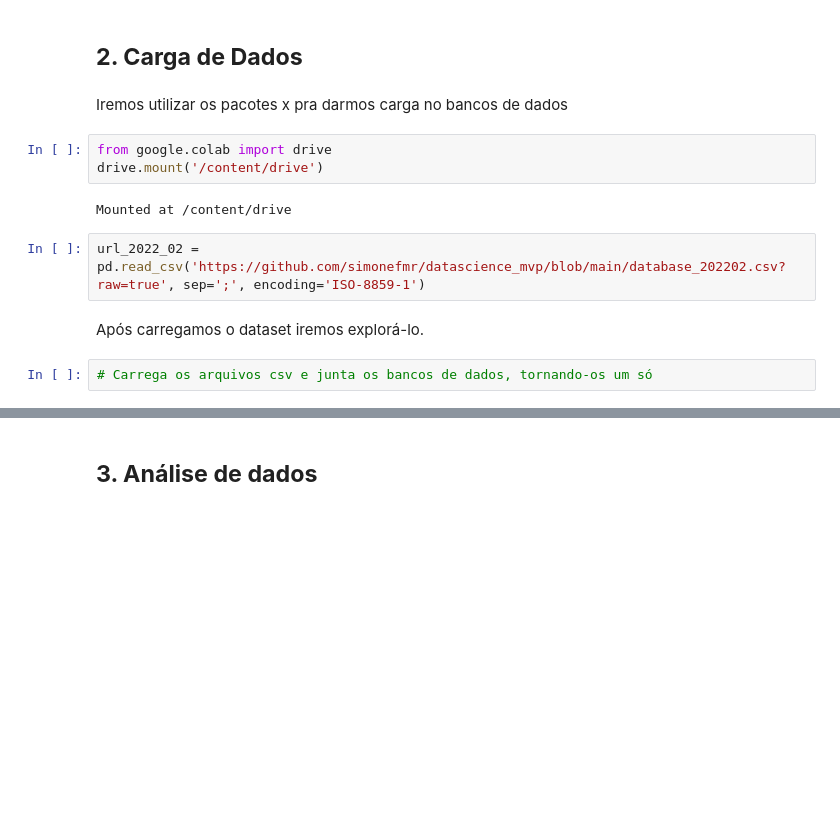
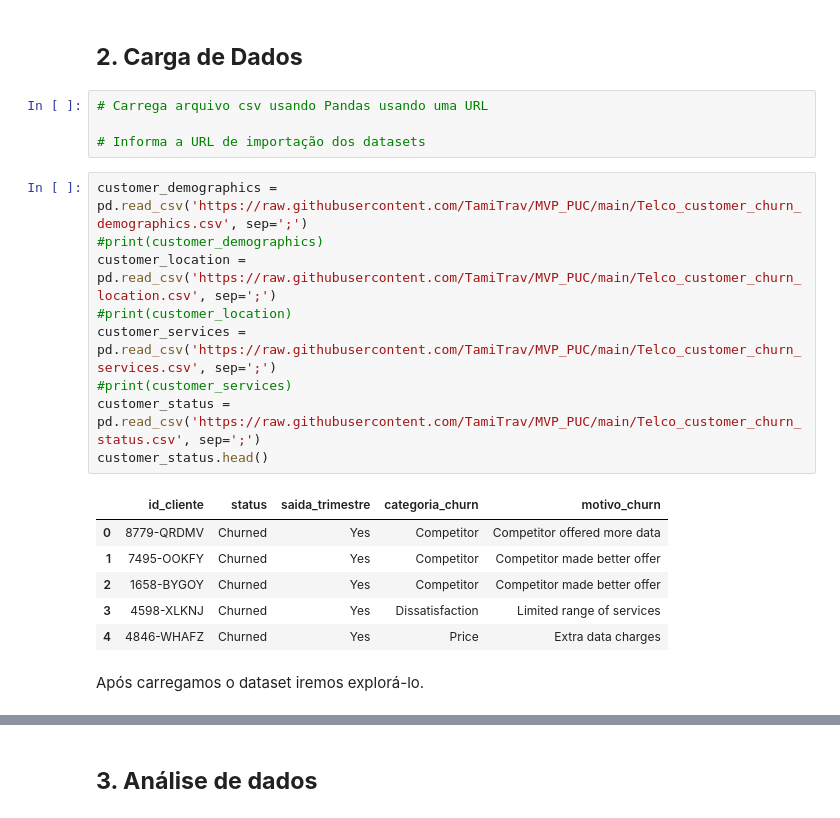
Before and after one commit to TamiTrav/MVP_PUC, a Jupyter notebook: Tamiris_Travassos_MVP.ipynb, the cells around one changed output, grey strips where cells are left out. Cells and saved outputs as stored; diff of their text form; blank space fills up the shorter version.

```diff
--- a/Tamiris_Travassos_MVP.ipynb
+++ b/Tamiris_Travassos_MVP.ipynb
@@ -23,15 +186,24 @@ import seaborn as sb
 # %% [markdown]
 ## **2. Carga de Dados**
-# %% [markdown]
-Iremos utilizar os pacotes x pra darmos carga no bancos de dados
-# %%
-from google.colab import drive
-drive.mount('/content/drive')
-# %% [output]
-Mounted at /content/drive
-# %%
-url_2022_02 = pd.read_csv('https://github.com/simonefmr/datascience_mvp/blob/main/database_202202.csv?raw=true', sep=';', encoding='ISO-8859-1')
+# %%
+# Carrega arquivo csv usando Pandas usando uma URL
+
+# Informa a URL de importação dos datasets
+# %%
+customer_demographics = pd.read_csv('https://raw.githubusercontent.com/TamiTrav/MVP_PUC/main/Telco_customer_churn_demographics.csv', sep=';')
+#print(customer_demographics)
+customer_location = pd.read_csv('https://raw.githubusercontent.com/TamiTrav/MVP_PUC/main/Telco_customer_churn_location.csv', sep=';')
+#print(customer_location)
+customer_services = pd.read_csv('https://raw.githubusercontent.com/TamiTrav/MVP_PUC/main/Telco_customer_churn_services.csv', sep=';')
+#print(customer_services)
+customer_status = pd.read_csv('https://raw.githubusercontent.com/TamiTrav/MVP_PUC/main/Telco_customer_churn_status.csv', sep=';')
+customer_status.head()
+# %% [output]
+|  | id_cliente | status | saida_trimestre | categoria_churn | motivo_churn |
+| 0 | 8779-QRDMV | Churned | Yes | Competitor | Competitor offered more data |
+| 1 | 7495-OOKFY | Churned | Yes | Competitor | Competitor made better offer |
+| 2 | 1658-BYGOY | Churned | Yes | Competitor | Competitor made better offer |
+| 3 | 4598-XLKNJ | Churned | Yes | Dissatisfaction | Limited range of services |
+| 4 | 4846-WHAFZ | Churned | Yes | Price | Extra data charges |
 # %% [markdown]
 Após carregamos o dataset iremos explorá-lo.
-# %%
-# Carrega os arquivos csv e junta os bancos de dados, tornando-os um só
```
Also changed, not shown: parts of 50 cells of this notebook.
